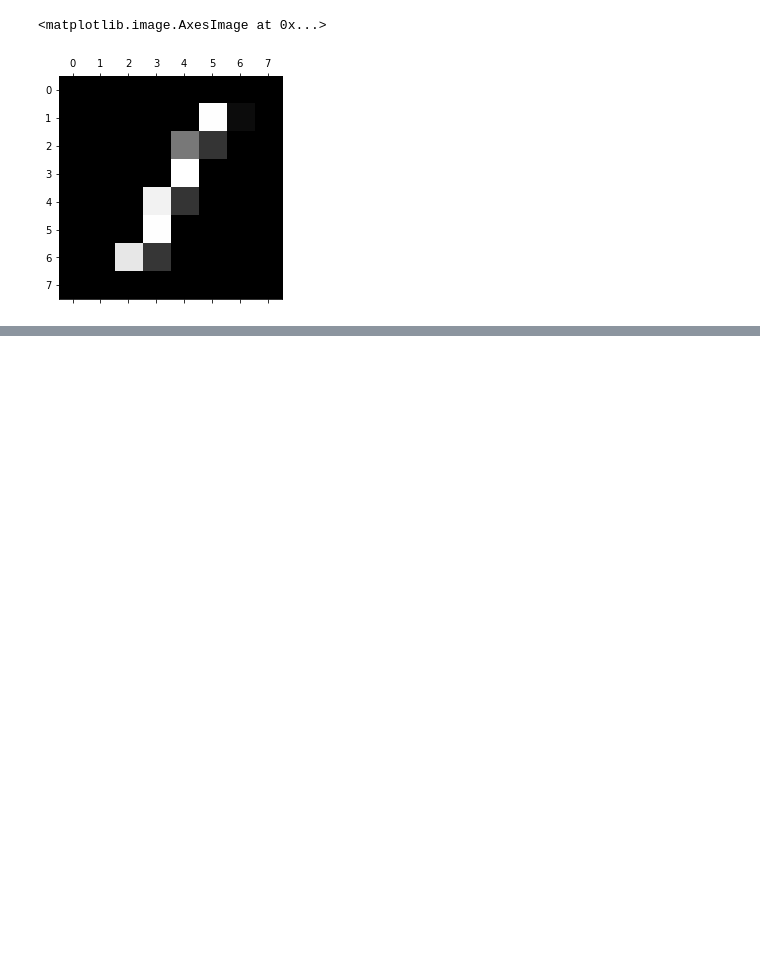
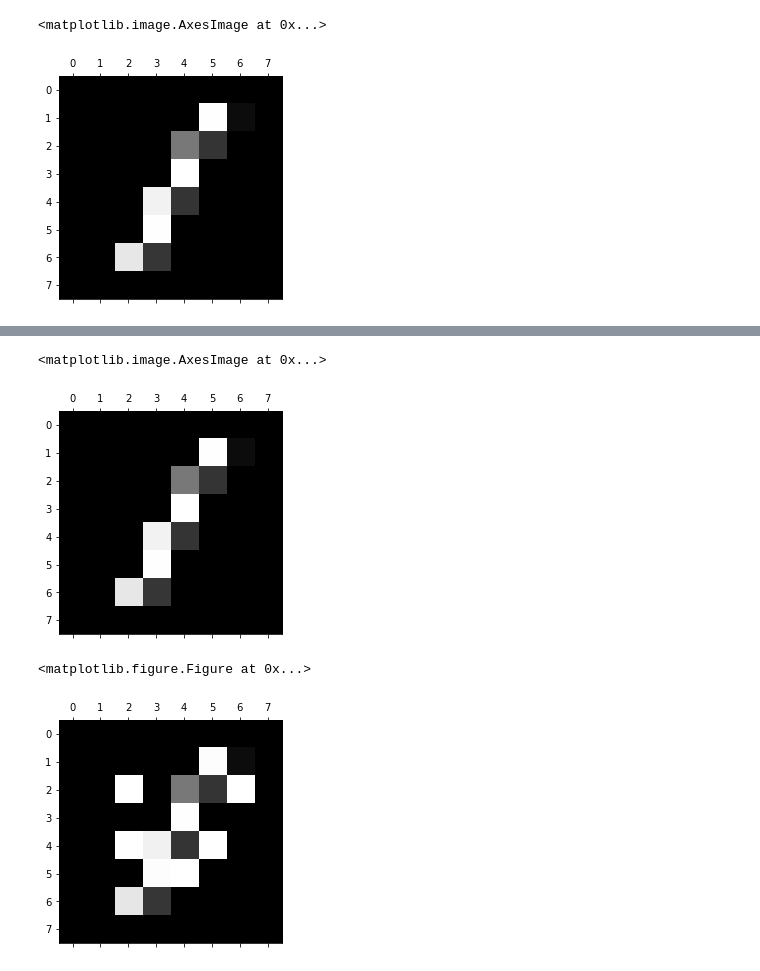
Before and after one commit to lionfish0/GPadversarial, a Jupyter notebook: jupyter/Bruteforce-Heuristic.ipynb, the cells around one changed output, grey strips where cells are left out. Saved outputs shown, nothing was run; the diff lists cells and outputs as text; code cells hidden in the pictures; blank space fills up the shorter version.

```diff
--- a/jupyter/Bruteforce-Heuristic.ipynb
+++ b/jupyter/Bruteforce-Heuristic.ipynb
@@ -131,21 +135,21 @@ plt.matshow(advX.reshape(rawX.shape[1],rawX.shape[2]),cmap='gray')
 # %% [output]
 <matplotlib.image.AxesImage at 0x...>
 [figure]
-# %%
-N = 64
-adv = advX.copy()
-for it in range(1):
-    adv = adv.repeat(N,0)
-    for i in range(N):
-        adv[i::N,i]=255
 # %%
+N = len(use)
+adv = advX.copy()
+for it in range(2):
+    adv = adv.repeat(N,0)
+    for i in use:
+        adv[i::N,i]=255
+
 lowest = np.Inf
 lowestim = None
 for it in range(len(adv)):
     b = adv[it,:][None,:]
-    for it in range(1):
+    for it in range(2):
         b = b.repeat(N,0)
-        for i in range(N):
+        for i in use: #range(N):
             b[i::N,i]=255
     preds = lvm.get_pred(m,clf,b)
     minpredi = np.argmin(preds)
@@ -181,24 +183,26 @@ plt.matshow(advX.reshape(rawX.shape[1],rawX.shape[2]),cmap='gray')
 # %% [output]
 <matplotlib.image.AxesImage at 0x...>
 [figure]
-# %%
-N = 64
-adv = advX.copy()
-for it in range(2):
-    adv = adv.repeat(N,0)
-    for i in range(N):
-        adv[i::N,i]=255
 # %%
+N = len(use)
+adv = advX.copy()
+for it in range(3):
+    adv = adv.repeat(N,0)
+    for i in use:
+        adv[i::N,i]=255
+
 lowest = np.Inf
 lowestim = None
 for it in range(len(adv)):
+    if (it%20==0):
+        print("%0.0f%%" % (100.0*it/len(adv)))
     b = adv[it,:][None,:]
     for it in range(2):
         b = b.repeat(N,0)
-        for i in range(N):
+        for i in use: #range(N):
             b[i::N,i]=255
     preds = lvm_gp.get_pred(m,m2,b)
     minpredi = np.argmin(preds)
     if (preds[minpredi]<lowest):
         lowest = preds[minpredi]
-        lowestim = b[minpredi]
+        lowestim = b[minpredi,:]
@@ -208,0 +233,9 @@ array([ 0.88528009])
+# %%
+plt.matshow(advX.reshape(rawX.shape[1],rawX.shape[2]),cmap='gray')
+plt.figure()
+plt.matshow(lowestim.reshape(rawX.shape[1],rawX.shape[2]),cmap='gray')
+# %% [output]
+<matplotlib.image.AxesImage at 0x...>
+[figure, added]
+<matplotlib.figure.Figure at 0x...>
+[figure, added]
```
Also changed, not shown: parts of 11 cells of this notebook, 2 other files.
